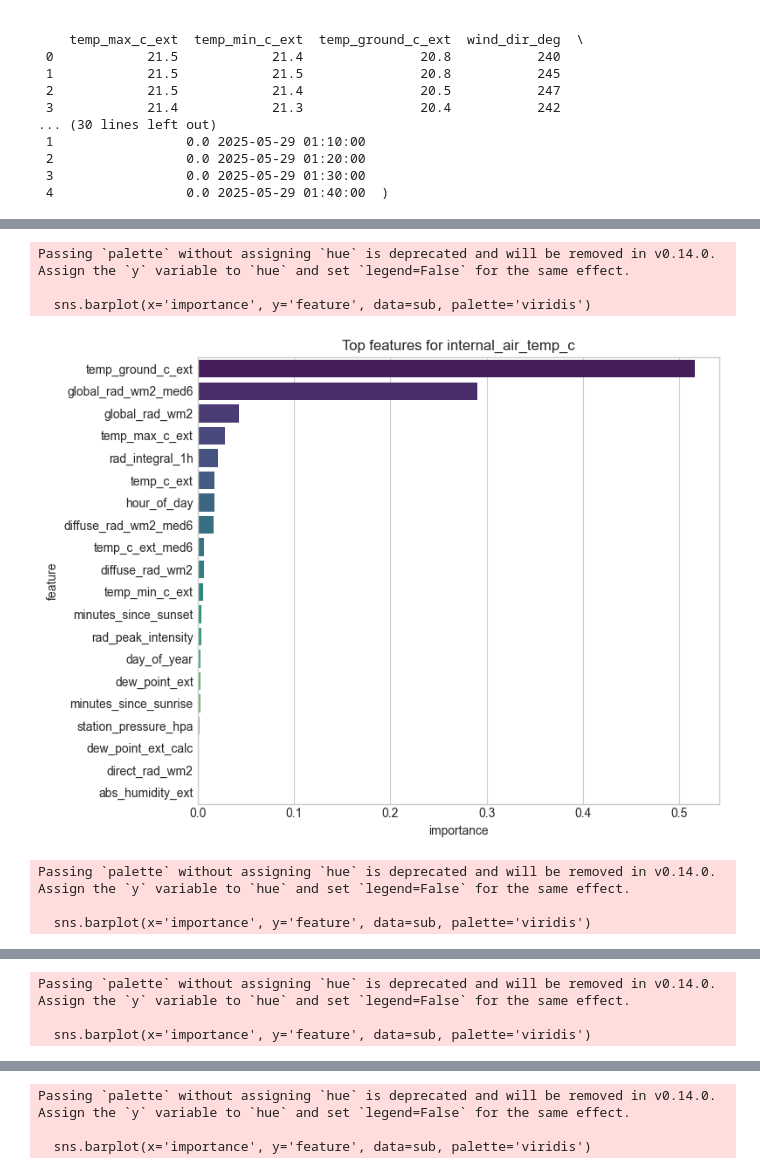
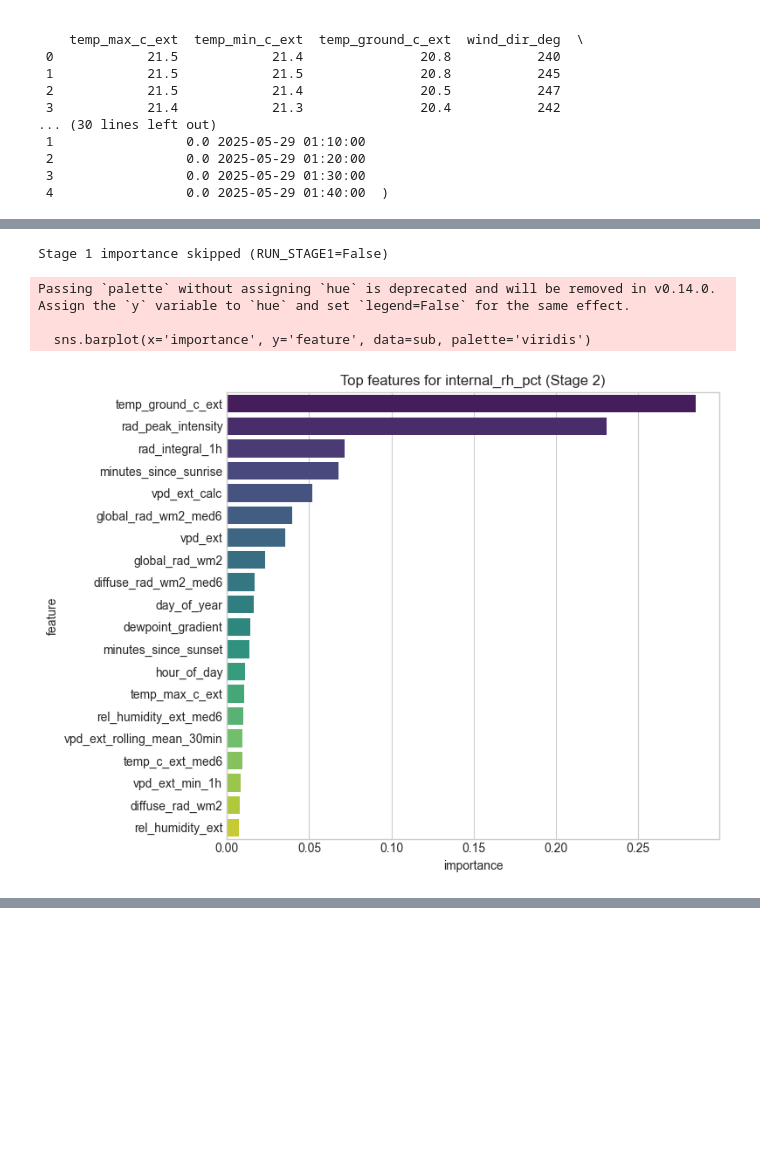
Before and after one commit to EliyahuEden/final_data_file, a Jupyter notebook: greenhouse_time_series_walkforward.ipynb, the cells around one changed output, grey strips where cells are left out. Drawn from its saved outputs; the diff is of its cells as text; code cells hidden in the pictures; blank space fills up the shorter version.

```diff
--- a/greenhouse_time_series_walkforward.ipynb
+++ b/greenhouse_time_series_walkforward.ipynb
@@ -508,42 +468,55 @@ display(grid_results)
 # %%
+
 # Feature importance per target (trained once on full dataset)
-# Stage 1 targets use externals (feature_cols); RH uses stage-1 predictions + externals (rh_feature_cols)
-all_targets = stage1_targets + ["internal_rh_pct"]
-importance_rows = []
-for target in all_targets:
-    if target in stage1_targets:
+# Stage 1 targets use externals (feature_cols); RH uses externals only (rh_feature_cols)
+
+if RUN_STAGE1:
+    importance_rows_stage1 = []
+    for target in stage1_targets:
         feat_cols_t = feature_cols
         model_t = clone(base_estimator)
         X = data[feat_cols_t]
         y = data[target]
-    else:  # internal_rh_pct
-        feat_cols_t = rh_feature_cols
-        model_t = clone(base_estimator)
-        X = data_stage2[feat_cols_t]
-        y = data_stage2[target]
-    model_t.fit(X, y)
-    fi = getattr(model_t, 'feature_importances_', None)
+        model_t.fit(X, y)
+        fi = getattr(model_t, 'feature_importances_', None)
+        if fi is None:
+            print(f"No native feature_importances_ for target {target}; skipping")
+            continue
+        importance_rows_stage1.append(pd.DataFrame({"feature": feat_cols_t, "importance": fi, "target": target}))
+
+    if importance_rows_stage1:
+        importance_df_stage1 = pd.concat(importance_rows_stage1, ignore_index=True)
+        for target in stage1_targets:
+            sub = importance_df_stage1[importance_df_stage1['target'] == target].sort_values('importance', ascending=False).head(20)
+            plt.figure(figsize=(8, 6))
+            sns.barplot(x='importance', y='feature', data=sub, palette='viridis')
+            plt.title(f'Top features for {target} (Stage 1)')
+            plt.tight_layout()
+            plt.show()
+else:
+    print("Stage 1 importance skipped (RUN_STAGE1=False)")
+
+if RUN_STAGE2:
+    model_rh = clone(base_estimator)
+    X_rh = data_stage2[rh_feature_cols]
+    y_rh = data_stage2["internal_rh_pct"]
+    model_rh.fit(X_rh, y_rh)
+    fi = getattr(model_rh, 'feature_importances_', None)
     if fi is None:
-        print(f"No native feature_importances_ for target {target}; skipping")
-        continue
-    importance_rows.append(pd.DataFrame({"feature": feat_cols_t, "importance": fi, "target": target}))
-
-if not importance_rows:
-    print('No feature importances available for this model type/version.')
-else:
-    importance_df = pd.concat(importance_rows, ignore_index=True)
-    for target in all_targets:
-        sub = importance_df[importance_df['target'] == target].sort_values('importance', ascending=False).head(20)
+        print('No native feature_importances_ for RH model; skipping')
+    else:
+        importance_df_rh = pd.DataFrame({"feature": rh_feature_cols, "importance": fi, "target": "internal_rh_pct"})
+        sub = importance_df_rh.sort_values('importance', ascending=False).head(20)
         plt.figure(figsize=(8, 6))
         sns.barplot(x='importance', y='feature', data=sub, palette='viridis')
-        plt.title(f'Top features for {target}')
+        plt.title('Top features for internal_rh_pct (Stage 2)')
         plt.tight_layout()
         plt.show()
+else:
+    print("Stage 2 importance skipped (RUN_STAGE2=False)")
 # %% [output]
-Passing `palette` without assigning `hue` is deprecated and will be removed in v0.14.0. Assign the `y` variable to `hue` and set `legend=False` for the same effect.
-
-  sns.barplot(x='importance', y='feature', data=sub, palette='viridis')
+Stage 1 importance skipped (RUN_STAGE1=False)
+Passing `palette` without assigning `hue` is deprecated and will be removed in v0.14.0. Assign the `y` variable to `hue` and set `legend=False` for the same effect.
+
+  sns.barplot(x='importance', y='feature', data=sub, palette='viridis')
-[figure, old version]
+[figure, new version]
-Passing `palette` without assigning `hue` is deprecated and will be removed in v0.14.0. Assign the `y` variable to `hue` and set `legend=False` for the same effect.
-
-  sns.barplot(x='importance', y='feature', data=sub, palette='viridis')
@@ -551,3 +522,0 @@ Passing `palette` without assigning `hue` is deprecated and will be removed in v
-Passing `palette` without assigning `hue` is deprecated and will be removed in v0.14.0. Assign the `y` variable to `hue` and set `legend=False` for the same effect.
-
-  sns.barplot(x='importance', y='feature', data=sub, palette='viridis')
@@ -555,3 +522,0 @@ Passing `palette` without assigning `hue` is deprecated and will be removed in v
-Passing `palette` without assigning `hue` is deprecated and will be removed in v0.14.0. Assign the `y` variable to `hue` and set `legend=False` for the same effect.
-
-  sns.barplot(x='importance', y='feature', data=sub, palette='viridis')
```
Also changed, not shown: parts of 7 cells of this notebook, 2 other files.
